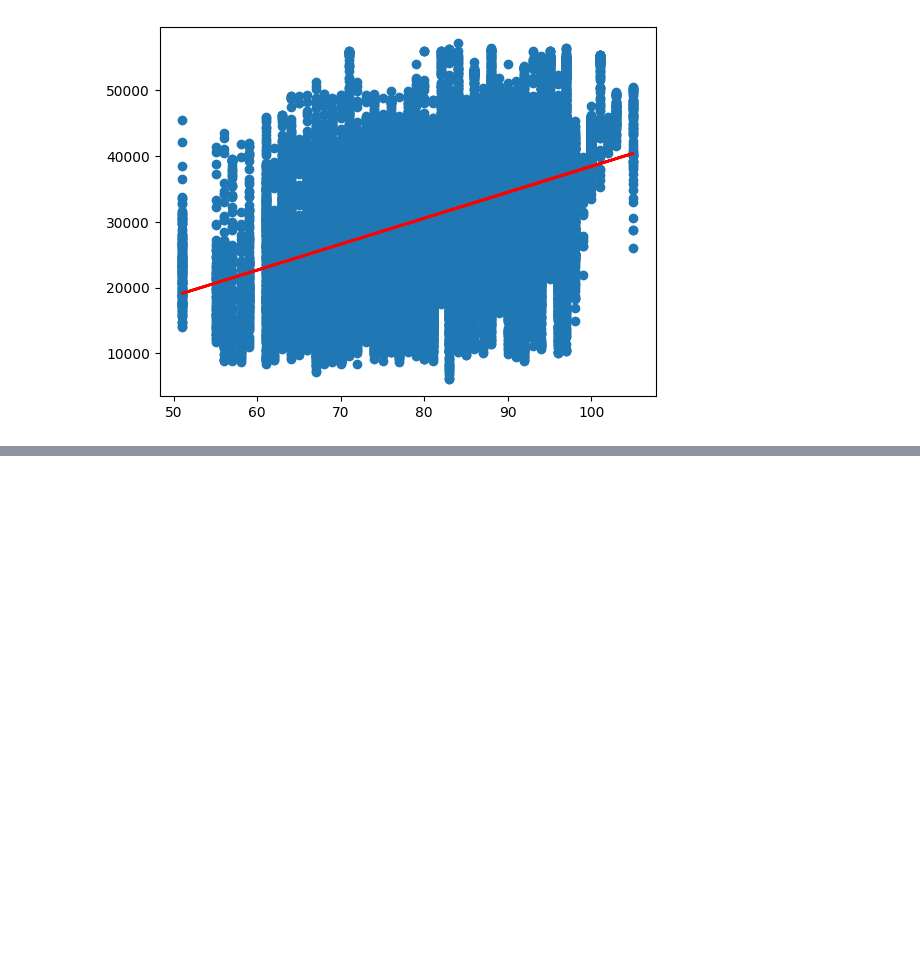
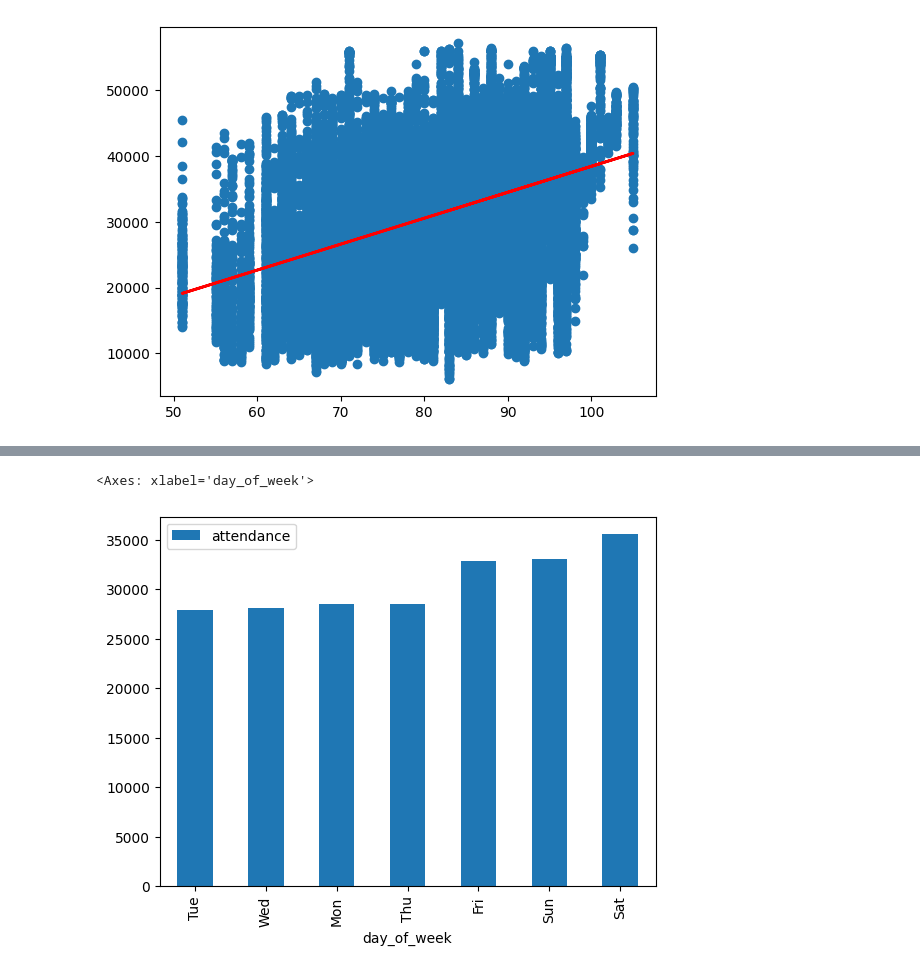
Before and after one commit to tmarchok1/DS440_project, a Jupyter notebook: initialEDA.ipynb, the cells around one changed output, grey strips where cells are left out. Saved outputs shown, nothing was run; the diff lists cells and outputs as text; code cells hidden in the pictures; blank space fills up the shorter version.

```diff
--- a/initialEDA.ipynb
+++ b/initialEDA.ipynb
@@ -26,0 +66,6 @@ np.float64(394.2484209408163)
+# %%
+day = glogs_final.groupby('day_of_week')['attendance'].mean().sort_values().to_frame().reset_index()
+day.plot(kind='bar', x='day_of_week', y='attendance')
+# %% [output]
+<Axes: xlabel='day_of_week'>
+[figure, added]
```
Also changed, not shown: parts of 13 cells of this notebook, 1 other file.
